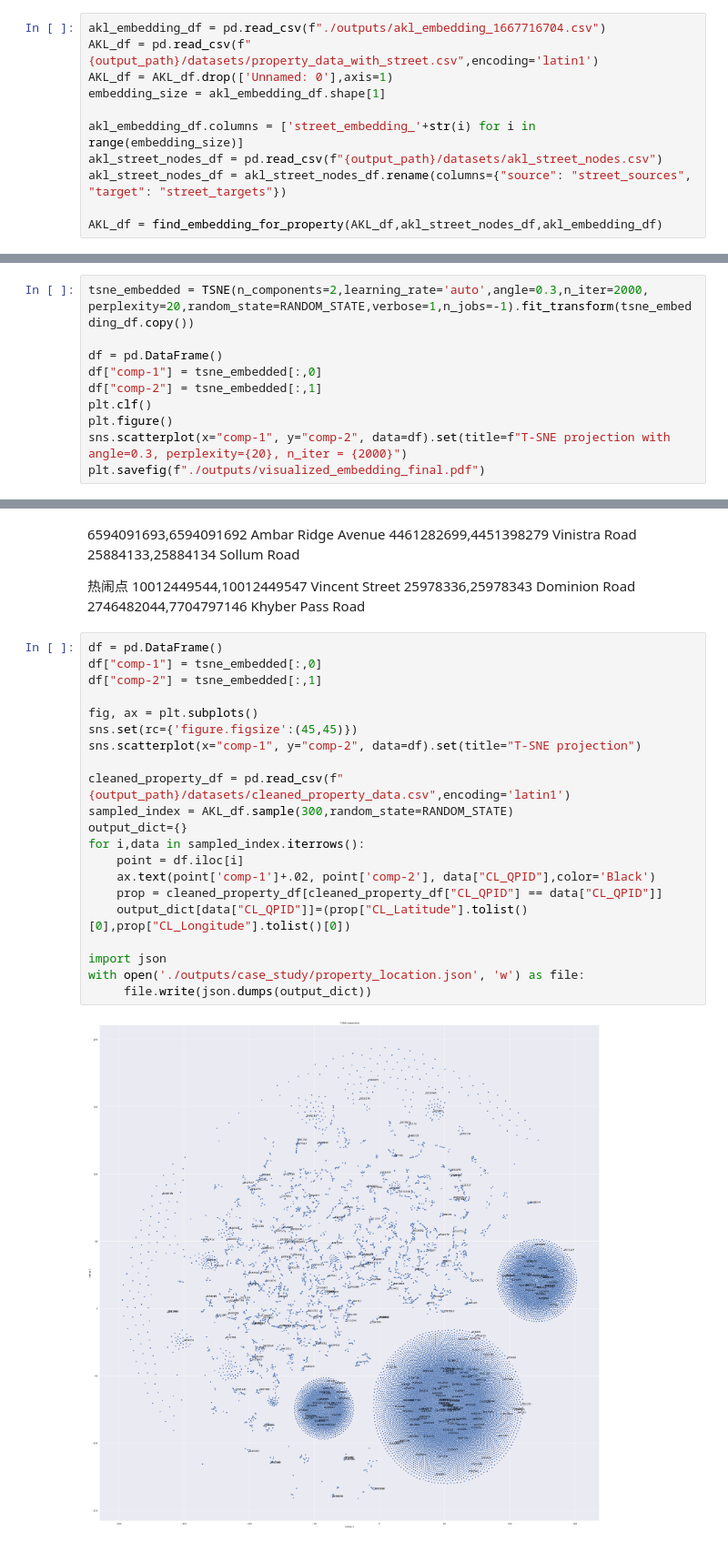
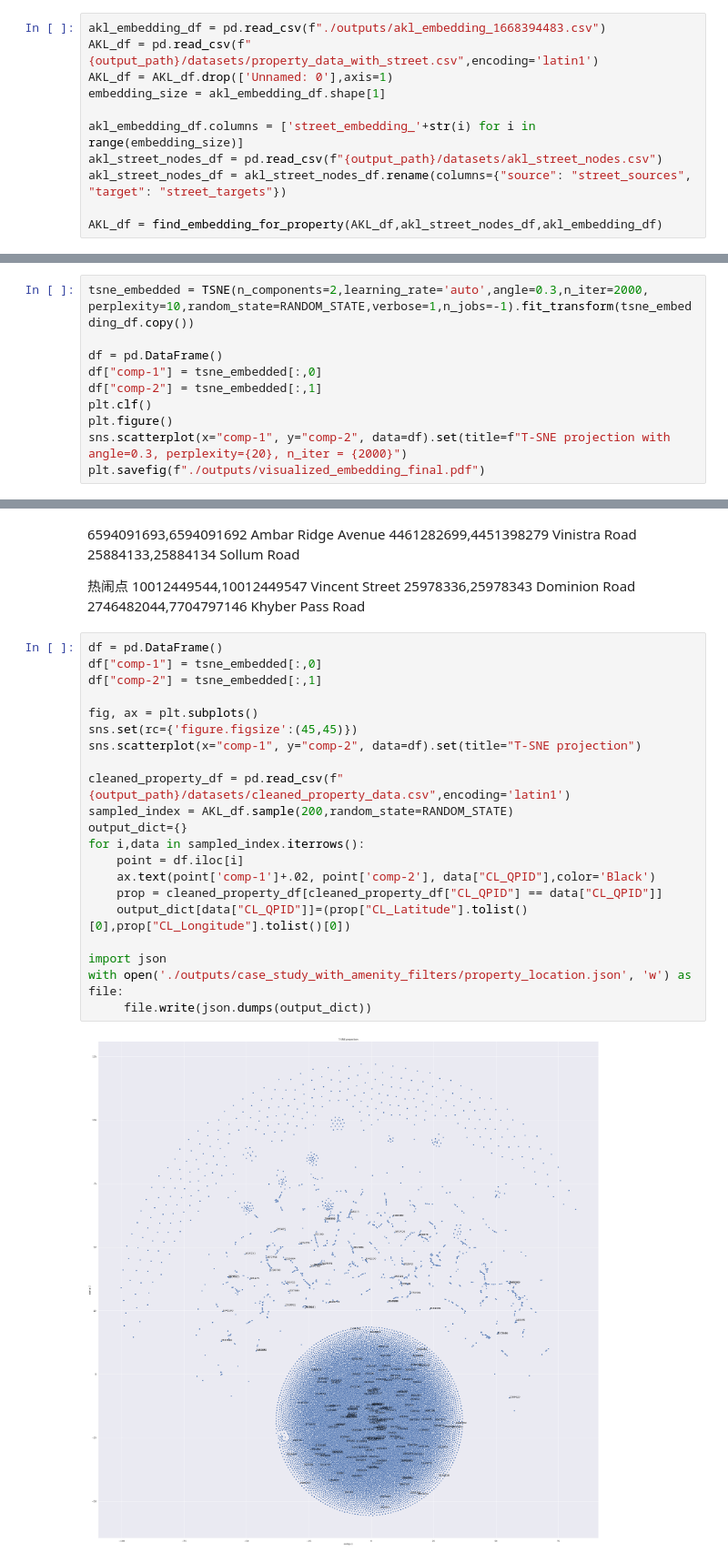
Before and after one commit to masonyc/uoa_789, a Jupyter notebook: src/Tuned_visualized_embedding.ipynb, the cells around one changed output, grey strips where cells are left out. Shown at 91% size. Saved outputs shown, nothing was run; the diff lists cells and outputs as text.

```diff
--- a/src/Tuned_visualized_embedding.ipynb
+++ b/src/Tuned_visualized_embedding.ipynb
@@ -12,7 +12,7 @@ def find_embedding_for_property(property_df,street_df,emb_df):
     output_df = property_df.merge(street_with_embedding,on=["street_sources","street_targets"])
     return output_df
 # %%
-akl_embedding_df = pd.read_csv(f"./outputs/akl_embedding_1667716704.csv")
+akl_embedding_df = pd.read_csv(f"./outputs/akl_embedding_1668394483.csv")
 AKL_df = pd.read_csv(f"{output_path}/datasets/property_data_with_street.csv",encoding='latin1')
 AKL_df = AKL_df.drop(['Unnamed: 0'],axis=1)
 embedding_size = akl_embedding_df.shape[1]
@@ -30,5 +30,5 @@ print(tsne_embedding_df.shape)
 # %%
-tsne_embedded = TSNE(n_components=2,learning_rate='auto',angle=0.3,n_iter=2000, perplexity=20,random_state=RANDOM_STATE,verbose=1,n_jobs=-1).fit_transform(tsne_embedding_df.copy())
+tsne_embedded = TSNE(n_components=2,learning_rate='auto',angle=0.3,n_iter=2000, perplexity=10,random_state=RANDOM_STATE,verbose=1,n_jobs=-1).fit_transform(tsne_embedding_df.copy())
 
 df = pd.DataFrame()
 df["comp-1"] = tsne_embedded[:,0]
@@ -71,23 +71,23 @@ plt.savefig(f"./outputs/visualized_embedding_final.pdf")
 # %%
 df = pd.DataFrame()
 df["comp-1"] = tsne_embedded[:,0]
 df["comp-2"] = tsne_embedded[:,1]
 
 fig, ax = plt.subplots()
 sns.set(rc={'figure.figsize':(45,45)})
 sns.scatterplot(x="comp-1", y="comp-2", data=df).set(title="T-SNE projection")
 
 cleaned_property_df = pd.read_csv(f"{output_path}/datasets/cleaned_property_data.csv",encoding='latin1')
-sampled_index = AKL_df.sample(300,random_state=RANDOM_STATE)
+sampled_index = AKL_df.sample(200,random_state=RANDOM_STATE)
 output_dict={}
 for i,data in sampled_index.iterrows():
     point = df.iloc[i]
     ax.text(point['comp-1']+.02, point['comp-2'], data["CL_QPID"],color='Black')
     prop = cleaned_property_df[cleaned_property_df["CL_QPID"] == data["CL_QPID"]]
     output_dict[data["CL_QPID"]]=(prop["CL_Latitude"].tolist()[0],prop["CL_Longitude"].tolist()[0])
 
 import json
-with open('./outputs/case_study/property_location.json', 'w') as file:
+with open('./outputs/case_study_with_amenity_filters/property_location.json', 'w') as file:
      file.write(json.dumps(output_dict))
 # %% [output]
-[figure, old version]
+[figure, new version]
```
Also changed, not shown: parts of 3 cells of this notebook, 23 other files.
